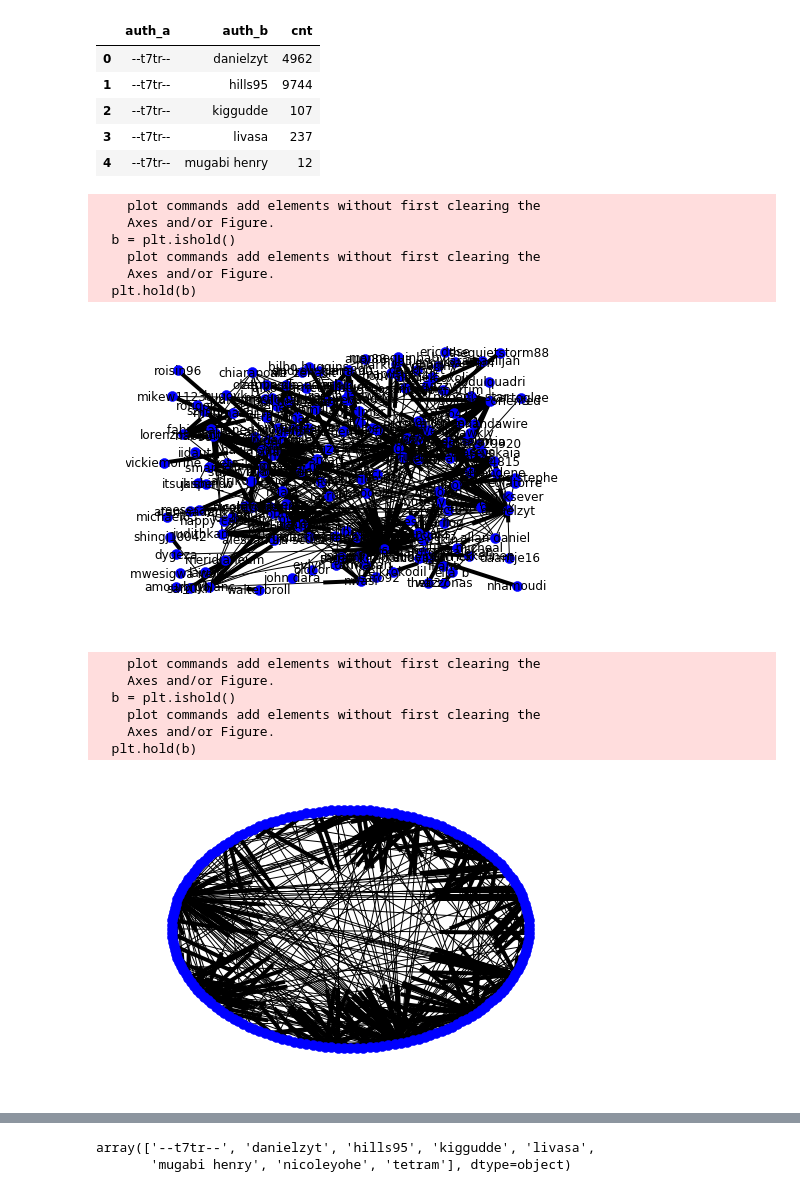
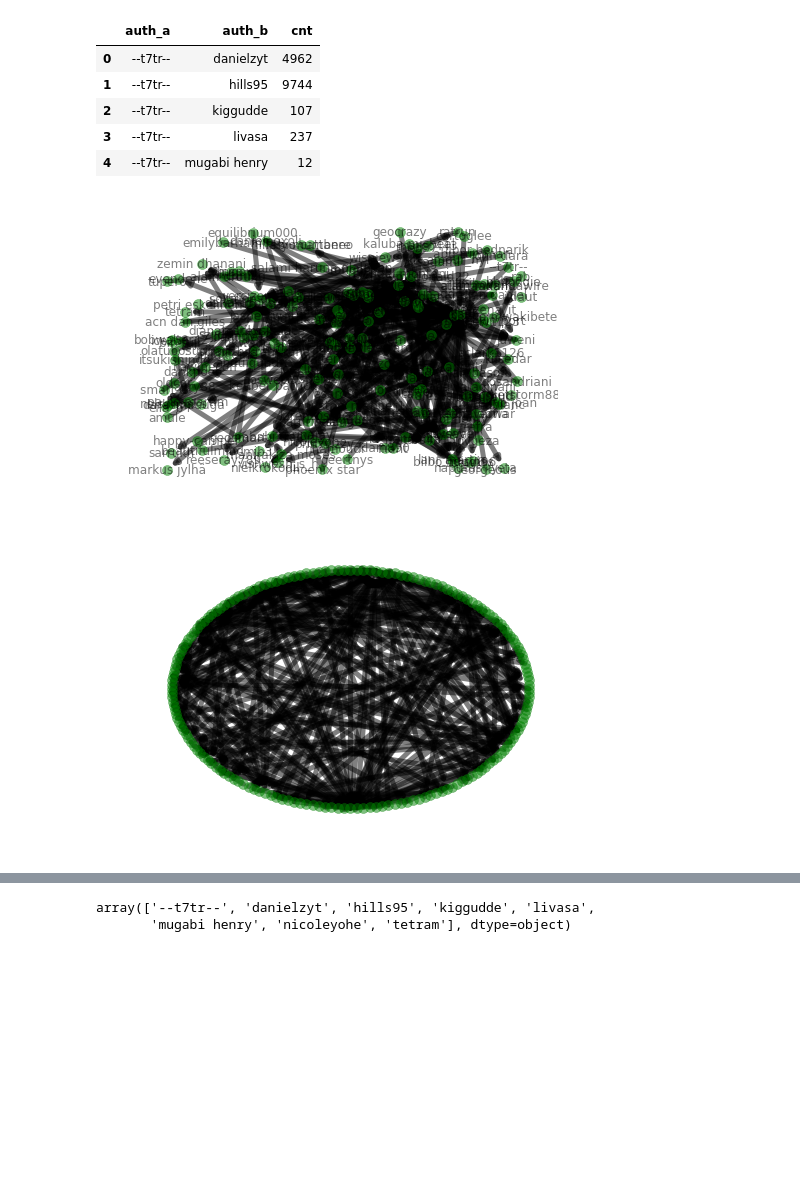
Before and after one commit to cgels/YouthmapperSocialNetworkAnalytics, a Jupyter notebook: DATA 451 Capstone NetworkX.ipynb, the cells around one changed output, grey strips where cells are left out. Cells and saved outputs as stored; diff of their text form; code cells hidden in the pictures; blank space fills up the shorter version.

```diff
--- a/DATA 451 Capstone NetworkX.ipynb
+++ b/DATA 451 Capstone NetworkX.ipynb
@@ -41,33 +41,22 @@ edge_tuples = [tuple(x) for x in edges.values
                if x[-1] > 1000]
 # %%
 G.add_weighted_edges_from(edge_tuples)
+# %%
+options = {
+    "node_color": "green",
+    "node_size": 100,
+    "width": 5,
+    "alpha": 0.5
+}
 # %%
-options = {
-    "node_color": "blue",
-    "node_size": 100,
-    "width": 1
-}
-
 nx.draw_random(G, **options, with_labels = True)
-plt.savefig("full_user_network.png")
+#plt.savefig("full_user_network.png")
 # %% [output]
-    plot commands add elements without first clearing the
-    Axes and/or Figure.
-  b = plt.ishold()
-    plot commands add elements without first clearing the
-    Axes and/or Figure.
-  plt.hold(b)
-[figure, old version]
+[figure, new version]
 # %%
 nx.draw_circular(G, **options)
 # %% [output]
-    plot commands add elements without first clearing the
-    Axes and/or Figure.
-  b = plt.ishold()
-    plot commands add elements without first clearing the
-    Axes and/or Figure.
-  plt.hold(b)
-[figure, old version]
+[figure, new version]
 # %%
 nx.draw_spectral(G, **options)
 # %% [output]
```
Also changed, not shown: parts of 8 cells of this notebook.
